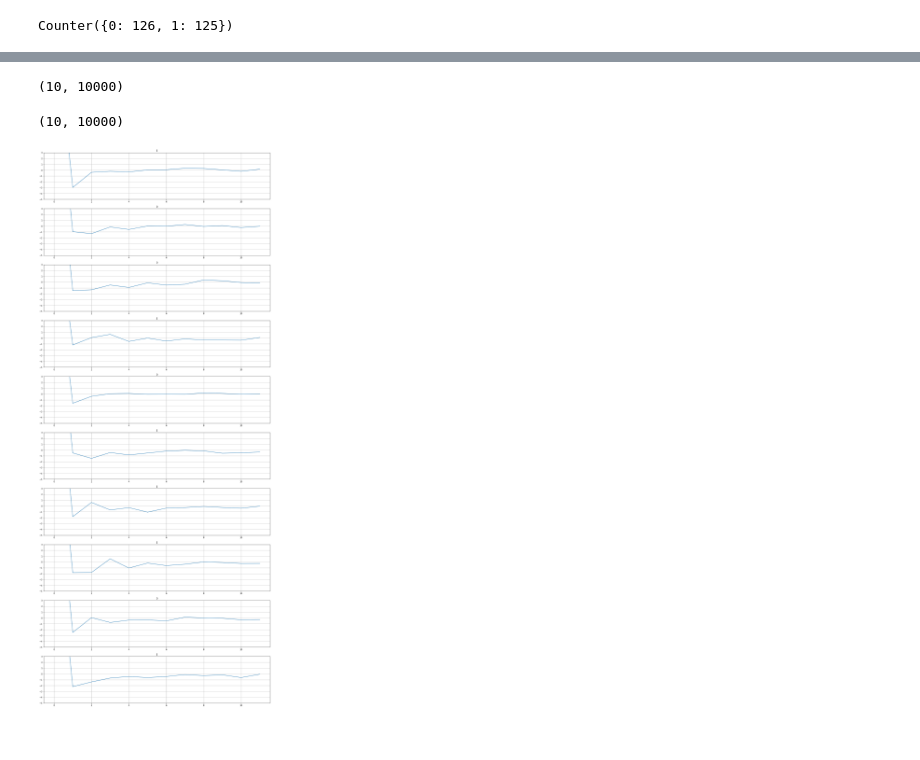
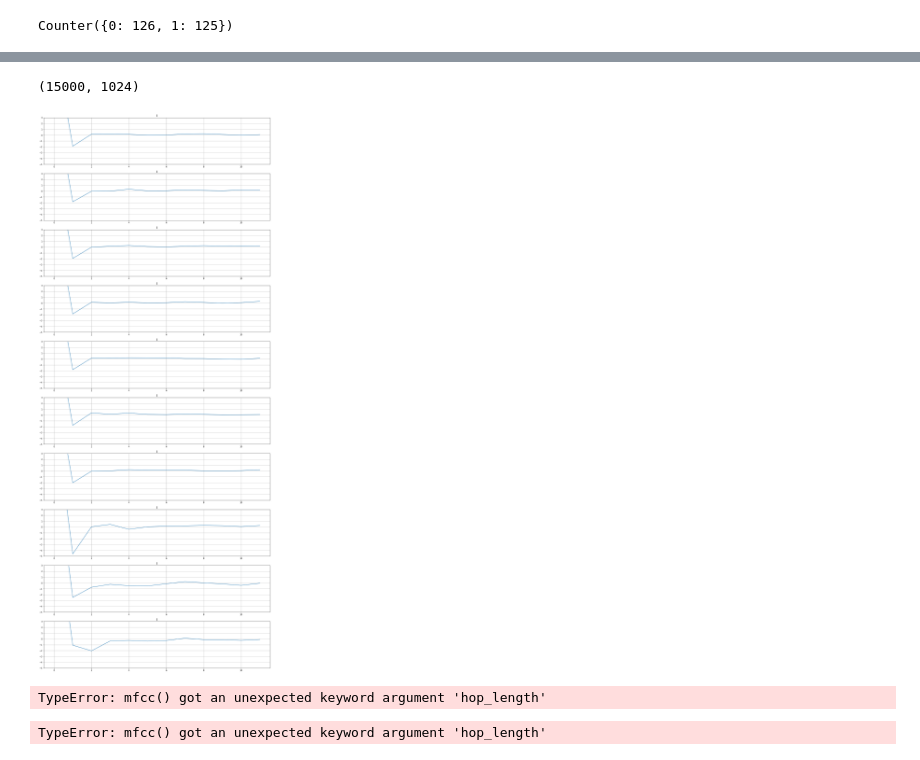
Before and after one commit to 0225kazuki/lstm_for_meetup, a Jupyter notebook: MFCC.ipynb, the cells around one changed output, grey strips where cells are left out. Saved outputs shown, nothing was run; the diff lists cells and outputs as text; code cells hidden in the pictures.

Commit message:
mfcc lstm

```diff
--- a/MFCC.ipynb
+++ b/MFCC.ipynb
@@ -41,16 +48,22 @@ def load_wav(file_path):
 # %%
-all_data = np.empty((0,10000), int)
-# all_data = []
+all_data = np.empty((0,1024), int)
 all_labels = []
+
+cnt = 0
 for path in glob.glob("wav_samples/*"):
     fs,data = load_wav(path)
-    all_data = np.append(all_data, np.array([data[:10000]]), axis=0)
-#     all_data.append(data[:10000])
-    all_labels.append(gender_dict[int(path.split("/")[1].split("-")[0])])
-#     print("gen",gender_dict[int(path.split("/")[1].split("-")[0])])
-#     print(data[:10])
+    print(path)
 
-print(all_data)
-print(all_labels)
+    for i in range(int(data.shape[0]/1024)):
+        all_data = np.append(all_data, np.array([data[i*1024:(i+1)*1024]]), axis=0)
+
+    label = gender_dict[int(path.split("/")[1].split("-")[0])]
+    all_labels.extend([label]*int(data.shape[0]/1024))
+
+    cnt += 1
+    if cnt > 80:
+        break
+
+print(all_data.shape)
 all_labels = np.array(all_labels)
 # %% [output]
@@ -65,12 +91,8 @@ all_labels = np.array(all_labels)
 # %%
-x_train = all_data[:10]
-y_train = all_labels[:10]
-x_test = all_data[100:105]
-y_test = all_labels[100:105]
+x_train = all_data[:15000]
+y_train = all_labels[:15000]
+x_test = all_data[15000:]
+y_test = all_labels[15000:]
-# %%
-print(x_train.shape)
-# %% [output]
-(10, 10000)
 # %%
 X_train = np.empty((0,1000),int)
 Y_train = []
@@ -208,17 +230,25 @@ def get_feature(wavfile,nfft,nceps):
 # %%
 x_train.shape
 # %% [output]
-(10, 10000)
+(15000, 1024)
 # %%
 fig = plt.figure(figsize=(20,50))
 for i in range(10):
-    melbank = mfcc(x_train[i], len(x_train[i]),16200, 12)
+    melbank = mfcc(x_train[i], len(x_train[i]),16000, 12)
 
     fig.add_subplot(10,1,i+1)
     plt.plot(melbank)
     plt.ylim(-5,3)
     plt.grid()
     plt.title(y_train[i])
 plt.show()
 # %% [output]
-[figure, old version]
+[figure, new version]
+# %%
+X_train = np.array([mfcc(x, len(x),16000, 15) for x in x_train])
+# %% [output]
+TypeError: mfcc() got an unexpected keyword argument 'hop_length'
+# %%
+X_test = np.array([mfcc(x, len(x),16000, 12) for x in x_test])
+# %% [output]
+TypeError: mfcc() got an unexpected keyword argument 'hop_length'
```
Also changed, not shown: parts of 11 cells of this notebook, 2 other files.
